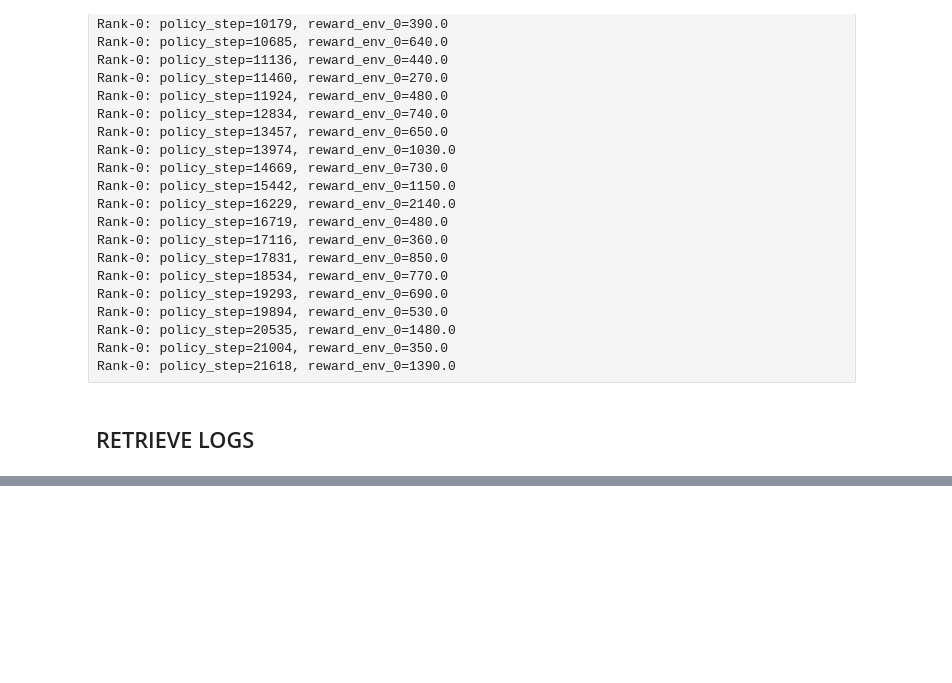
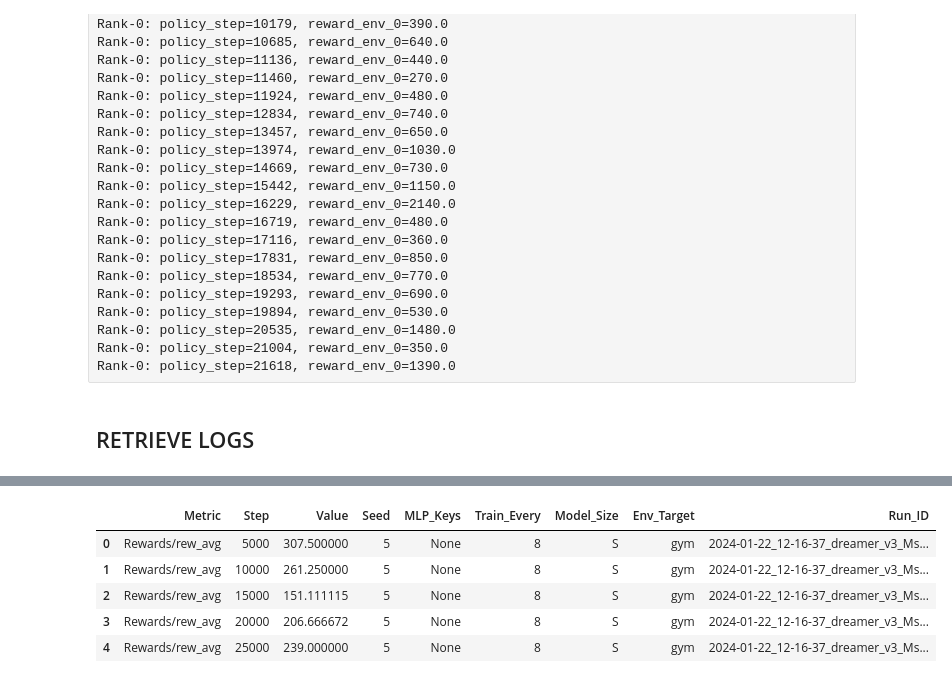
Before and after one commit to TheBlueHawk/sheeprl, a Jupyter notebook: test.ipynb, the cells around one changed output, grey strips where cells are left out. Cells and saved outputs as stored; diff of their text form; code cells hidden in the pictures; blank space fills up the shorter version.

```diff
--- a/test.ipynb
+++ b/test.ipynb
@@ -185,0 +268,90 @@ plt.plot(st,val)
+# %%
+from cv2 import exp
+import pandas as pd
+from requests import get
+import yaml
+from tensorboard.backend.event_processing import event_accumulator
+
+def create_experiment_df(tensorboard_path, config_path):
+    # Load TensorBoard data
+    ea = event_accumulator.EventAccumulator(tensorboard_path)
+    ea.Reload()
+
+    # Load config data
+    with open(config_path, 'r') as file:
+        config = yaml.safe_load(file)
+
+    # Extract parameters from config
+    def get_model_size(model_size):
+        if model_size == 256:
+            return 'XS'
+        elif model_size == 512:
+            return 'S'
+        else:
+            return 'Not found'
+
+    def get_mlp_keys(mlp_keys: dict):
+        if mlp_keys['encoder'] == []:
+            return 'None'
+        elif mlp_keys['decoder'] == ["objects_position"]:
+            return 'autoencoding'
+        elif mlp_keys['encoder'] == ["objects_position"]:
+            return 'enconding_only'
+        else:
+            return 'Not found'
+
+    def get_env_target(env_target):
+        if env_target == "gymnasium.make":
+            return 'gym'
+        elif env_target == "sheeprl.envs.ocatari.OCAtariWrapper":
+            return 'ocatari'
+        else:
+            return 'Not found'
+
+
+    params = {
+        'seed': config.get('seed', 'Not found'),
+        'objects_positions': get_mlp_keys(config.get('algo', {}).get('mlp_keys', 'Not found')),
+        'train_every': config.get('algo', {}).get('train_every', 'Not found'),
+        'model_size': get_model_size(config.get('algo', {}).get('dense_units', 'Not found')),
+        'env_target': get_env_target(config.get('env', {}).get('wrapper', {}).get('env', {}).get('_target_', 'Not found')),
+        'run_name': config.get('run_name', 'Not found'),
+    }
+
+
+
+    # Extract metrics and populate DataFrame
+    list_of_entries = []
+    for key in ea.scalars.Keys():
+        # skip hp_metric
+        if key == 'hp_metric':
+            continue
+        for event in ea.Scalars(key):
+            list_of_entries.append({
+                'Metric': key,
+                'Step': event.step,
+                'Value': event.value,
+                'Seed': params['seed'],
+                'MLP_Keys': params['objects_positions'],
+                'Train_Every': params['train_every'],
+                'Model_Size': params['model_size'],
+                'Env_Target': params['env_target'],
+                'Run_ID': params['run_name'],
+            })
+    df = pd.DataFrame.from_records(list_of_entries, columns=['Metric', 'Step', 'Value', 'Seed', 'MLP_Keys', 'Train_Every', 'Model_Size', 'Env_Target', 'Run_ID'])
+    return df
+
+# Example usage
+tensorboard_file_path = 'logs/runs/dreamer_v3/MsPacmanNoFrameskip-v4/2024-01-22_12-16-37_dreamer_v3_MsPacmanNoFrameskip-v4_5/version_0/events.out.tfevents.1705922198.dalabgpu.inf.ethz.ch.3587650.0'  # Replace with your TensorBoard log directory path
+config_file_path = 'logs/runs/dreamer_v3/MsPacmanNoFrameskip-v4/2024-01-22_12-16-37_dreamer_v3_MsPacmanNoFrameskip-v4_5/version_0/config.yaml'
+experiment_df = create_experiment_df(tensorboard_file_path, config_file_path)
+
+# Displaying the DataFrame
+experiment_df.head(5)
+# %% [output]
+|  | Metric | Step | Value | Seed | MLP_Keys | Train_Every | Model_Size | Env_Target | Run_ID |
+| 0 | Rewards/rew_avg | 5000 | 307.500000 | 5 | None | 8 | S | gym | 2024-01-22_12-16-37_dreamer_v3_Ms... |
+| 1 | Rewards/rew_avg | 10000 | 261.250000 | 5 | None | 8 | S | gym | 2024-01-22_12-16-37_dreamer_v3_Ms... |
+| 2 | Rewards/rew_avg | 15000 | 151.111115 | 5 | None | 8 | S | gym | 2024-01-22_12-16-37_dreamer_v3_Ms... |
+| 3 | Rewards/rew_avg | 20000 | 206.666672 | 5 | None | 8 | S | gym | 2024-01-22_12-16-37_dreamer_v3_Ms... |
+| 4 | Rewards/rew_avg | 25000 | 239.000000 | 5 | None | 8 | S | gym | 2024-01-22_12-16-37_dreamer_v3_Ms... |
```
Also changed, not shown: parts of 11 cells of this notebook.
